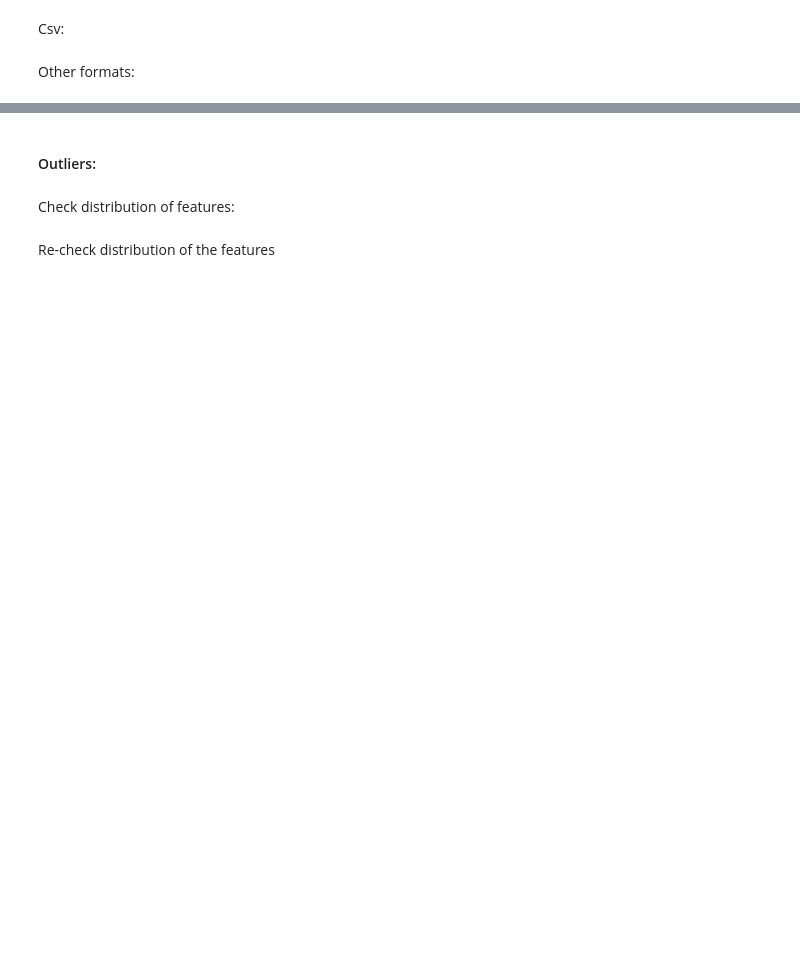
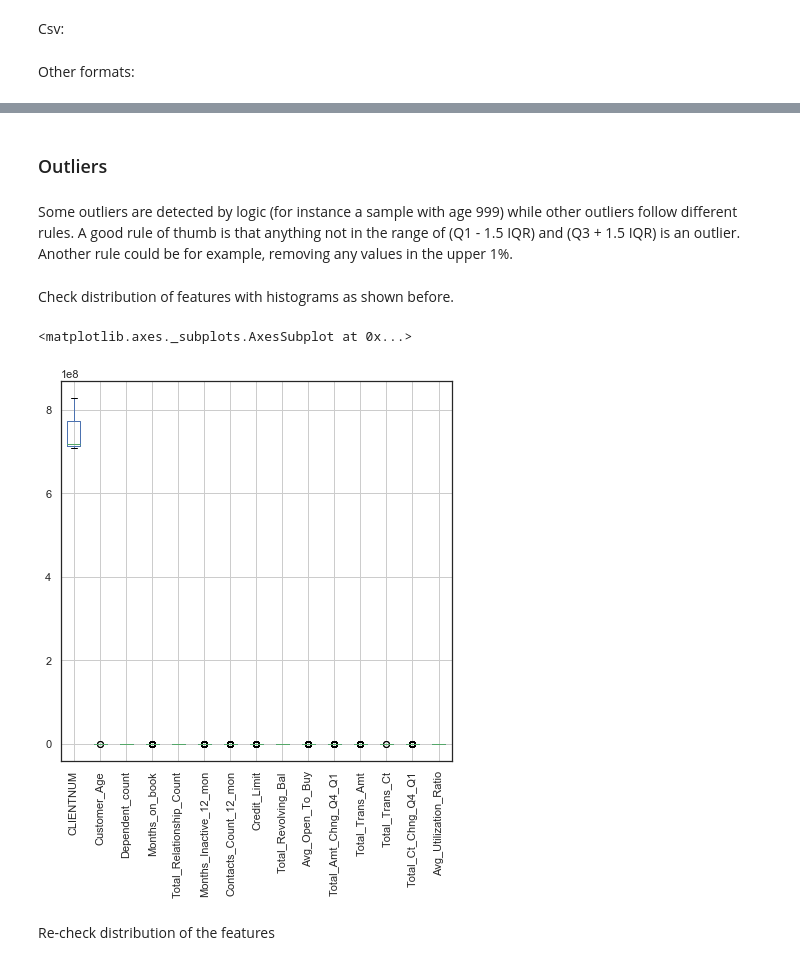
Before and after one commit to mballesta/Templates_ML, a Jupyter notebook: EDA_template.ipynb, the cells around one changed output, grey strips where cells are left out. Cells and saved outputs as stored; diff of their text form; code cells hidden in the pictures; blank space fills up the shorter version.

Commit message:
adding explore tools, basic plots and outliers treatment

```diff
--- a/EDA_template.ipynb
+++ b/EDA_template.ipynb
@@ -12,2 +30,4 @@ directory = 'C:/Users/Mireia/Desktop/STRANDS/StrandsTest.csv'
+# %%
+directory = "/Users/ballesta/repos/ML/gitHub/Templates_ML/BankChurners.csv"
 # %% [markdown]
 Csv:
@@ -18,2 +34,9 @@ raw.info()
+# %%
+# Data from kaggle https://www.kaggle.com/sakshigoyal7/credit-card-customers
+df = pd.read_csv(directory, sep = ',', header='infer', index_col=None)
+# %%
+columns_to_drop = ['Naive_Bayes_Classifier_Attrition_Flag_Card_Category_Contacts_Count_12_mon_Dependent_count_Education_Level_Months_Inactive_12_mon_1',
+                  'Naive_Bayes_Classifier_Attrition_Flag_Card_Category_Contacts_Count_12_mon_Dependent_count_Education_Level_Months_Inactive_12_mon_2']
+df = df.drop(columns_to_drop, axis = 1)
 # %% [markdown]
 Other formats:
@@ -37,4 +224,6 @@ missing_values_table(data_models)
 # %% [markdown]
-#### Outliers:
+### Outliers
+# %% [markdown]
+Some outliers are detected by logic (for instance a sample with age 999) while other outliers follow different rules. A good rule of thumb is that anything not in the range of (Q1 - 1.5 IQR) and (Q3 + 1.5 IQR) is an outlier. Another rule could be for example, removing any values in the upper 1%.
 # %% [markdown]
-Check distribution of features:
+Check distribution of features with histograms as shown before.
@@ -48 +230,7 @@ plt.title('Hist. Value Euro')
+# %%
+plt.figure(figsize=(7,7))
+df.boxplot(rot=90)
+# %% [output]
+<matplotlib.axes._subplots.AxesSubplot at 0x...>
+[figure, added]
 # %%
```
Also changed, not shown: parts of 44 cells of this notebook.
